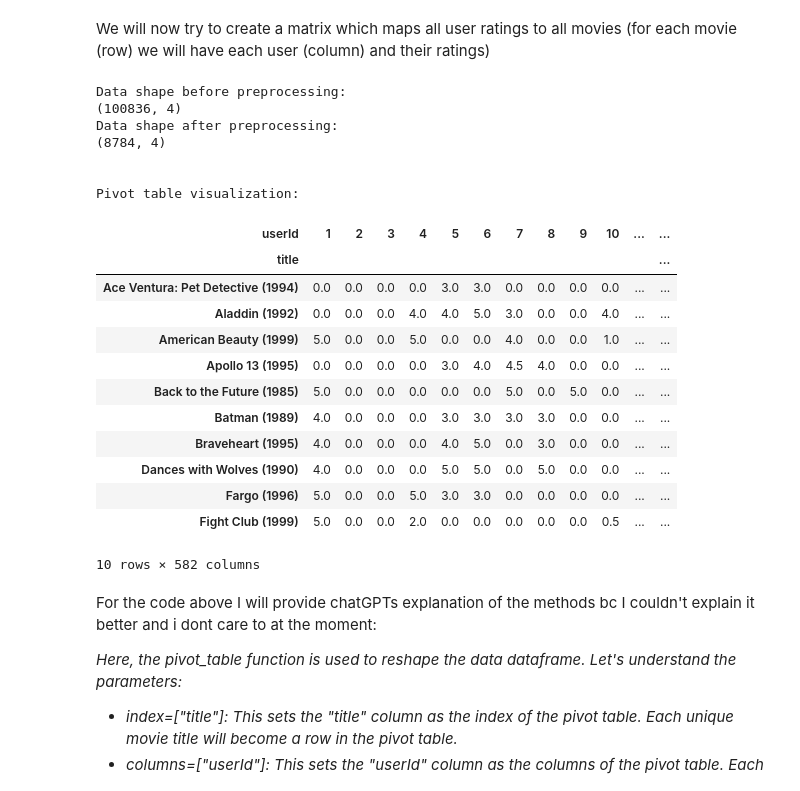
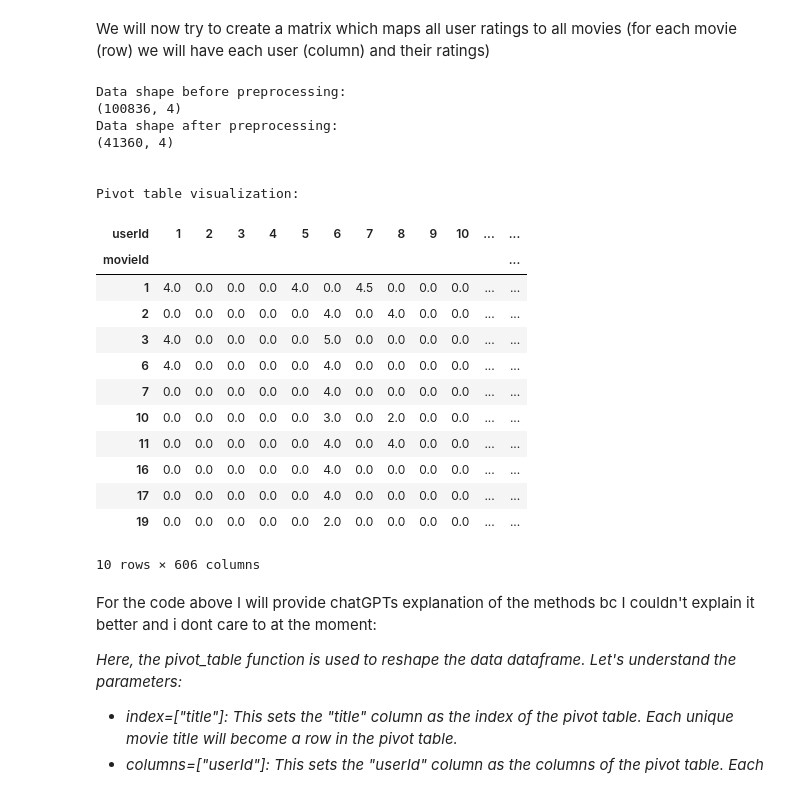
Before and after one commit to tjip1234/group14-recommendersystems, a Jupyter notebook: Knn_Recommender_System.ipynb, the cells around one changed output. Saved outputs shown, nothing was run; the diff lists cells and outputs as text; code cells hidden in the pictures.

```diff
--- a/Knn_Recommender_System.ipynb
+++ b/Knn_Recommender_System.ipynb
@@ -57,38 +57,38 @@ def preprocess(data, index_column_name, threshold):
 # %% [markdown]
 We will now try to create a matrix which maps all user ratings to all movies (for each movie (row) we will have each user (column) and their ratings)
 # %%
-data_100k_filtered = preprocess(data_100k, 'movieId', 150)
+data_100k_filtered = preprocess(data_100k, 'movieId', 50)
 print("Data shape before preprocessing:")
 print(data_100k.shape)
 print("Data shape after preprocessing:")
 print(data_100k_filtered.shape)
 print("\n")
 
 
-user_movie_table = data_100k_filtered.pivot_table(index=["title"], columns=["userId"], values="rating").fillna(0)
+user_movie_table = data_100k_filtered.pivot_table(index=["movieId"], columns=["userId"], values="rating").fillna(0)
 print("Pivot table visualization:")
 user_movie_table.head(10)
 # %% [output]
 Data shape before preprocessing:
 (100836, 4)
 Data shape after preprocessing:
-(8784, 4)
+(41360, 4)
 
 
 Pivot table visualization:
 | userId | 1 | 2 | 3 | 4 | 5 | 6 | 7 | 8 | 9 | 10 | ... | ... |
-| title |  |  |  |  |  |  |  |  |  |  |  | ... |
-| Ace Ventura: Pet Detective (1994) | 0.0 | 0.0 | 0.0 | 0.0 | 3.0 | 3.0 | 0.0 | 0.0 | 0.0 | 0.0 | ... | ... |
-| Aladdin (1992) | 0.0 | 0.0 | 0.0 | 4.0 | 4.0 | 5.0 | 3.0 | 0.0 | 0.0 | 4.0 | ... | ... |
-| American Beauty (1999) | 5.0 | 0.0 | 0.0 | 5.0 | 0.0 | 0.0 | 4.0 | 0.0 | 0.0 | 1.0 | ... | ... |
-| Apollo 13 (1995) | 0.0 | 0.0 | 0.0 | 0.0 | 3.0 | 4.0 | 4.5 | 4.0 | 0.0 | 0.0 | ... | ... |
-| Back to the Future (1985) | 5.0 | 0.0 | 0.0 | 0.0 | 0.0 | 0.0 | 5.0 | 0.0 | 5.0 | 0.0 | ... | ... |
-| Batman (1989) | 4.0 | 0.0 | 0.0 | 0.0 | 3.0 | 3.0 | 3.0 | 3.0 | 0.0 | 0.0 | ... | ... |
-| Braveheart (1995) | 4.0 | 0.0 | 0.0 | 0.0 | 4.0 | 5.0 | 0.0 | 3.0 | 0.0 | 0.0 | ... | ... |
-| Dances with Wolves (1990) | 4.0 | 0.0 | 0.0 | 0.0 | 5.0 | 5.0 | 0.0 | 5.0 | 0.0 | 0.0 | ... | ... |
-| Fargo (1996) | 5.0 | 0.0 | 0.0 | 5.0 | 3.0 | 3.0 | 0.0 | 0.0 | 0.0 | 0.0 | ... | ... |
-| Fight Club (1999) | 5.0 | 0.0 | 0.0 | 2.0 | 0.0 | 0.0 | 0.0 | 0.0 | 0.0 | 0.5 | ... | ... |
+| movieId |  |  |  |  |  |  |  |  |  |  |  | ... |
+| 1 | 4.0 | 0.0 | 0.0 | 0.0 | 4.0 | 0.0 | 4.5 | 0.0 | 0.0 | 0.0 | ... | ... |
+| 2 | 0.0 | 0.0 | 0.0 | 0.0 | 0.0 | 4.0 | 0.0 | 4.0 | 0.0 | 0.0 | ... | ... |
+| 3 | 4.0 | 0.0 | 0.0 | 0.0 | 0.0 | 5.0 | 0.0 | 0.0 | 0.0 | 0.0 | ... | ... |
+| 6 | 4.0 | 0.0 | 0.0 | 0.0 | 0.0 | 4.0 | 0.0 | 0.0 | 0.0 | 0.0 | ... | ... |
+| 7 | 0.0 | 0.0 | 0.0 | 0.0 | 0.0 | 4.0 | 0.0 | 0.0 | 0.0 | 0.0 | ... | ... |
+| 10 | 0.0 | 0.0 | 0.0 | 0.0 | 0.0 | 3.0 | 0.0 | 2.0 | 0.0 | 0.0 | ... | ... |
+| 11 | 0.0 | 0.0 | 0.0 | 0.0 | 0.0 | 4.0 | 0.0 | 4.0 | 0.0 | 0.0 | ... | ... |
+| 16 | 0.0 | 0.0 | 0.0 | 0.0 | 0.0 | 4.0 | 0.0 | 0.0 | 0.0 | 0.0 | ... | ... |
+| 17 | 0.0 | 0.0 | 0.0 | 0.0 | 0.0 | 4.0 | 0.0 | 0.0 | 0.0 | 0.0 | ... | ... |
+| 19 | 0.0 | 0.0 | 0.0 | 0.0 | 0.0 | 2.0 | 0.0 | 0.0 | 0.0 | 0.0 | ... | ... |
-10 rows × 582 columns
+10 rows × 606 columns
 # %% [markdown]
 For the code above I will provide chatGPTs explanation of the methods bc I couldn't explain it better and i dont care to at the moment:
 
```
Also changed, not shown: parts of 10 cells of this notebook.
